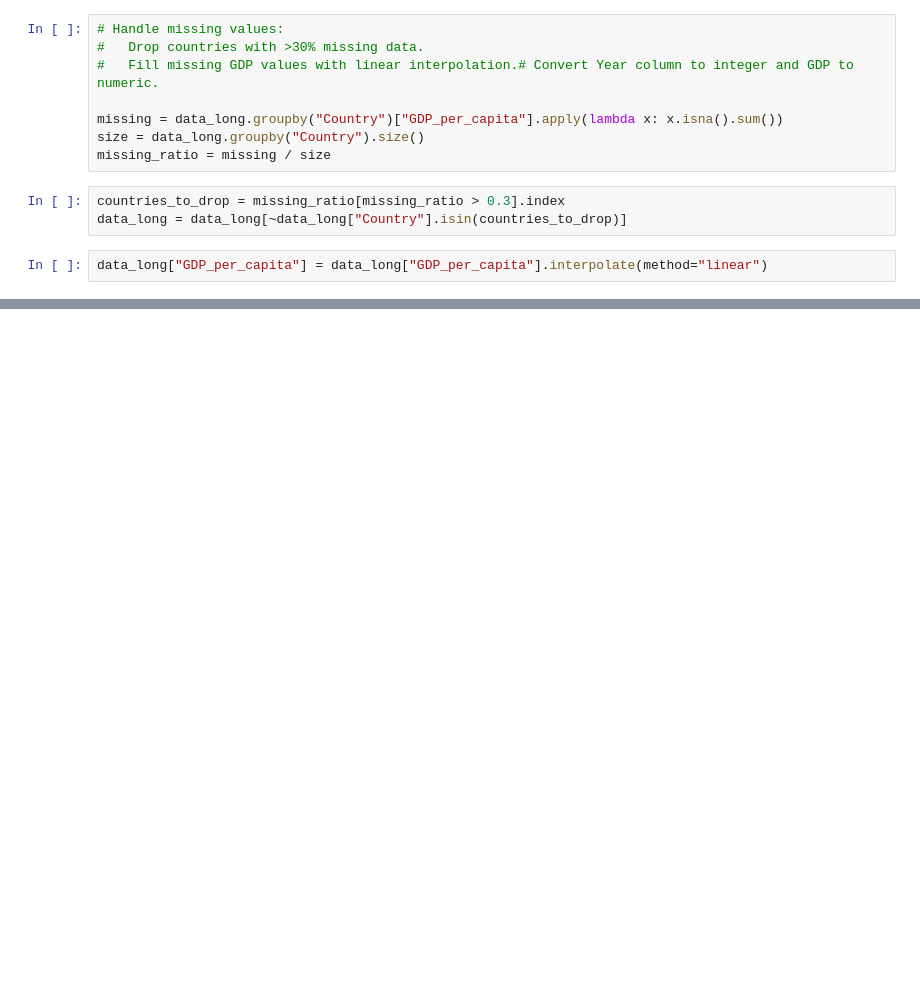
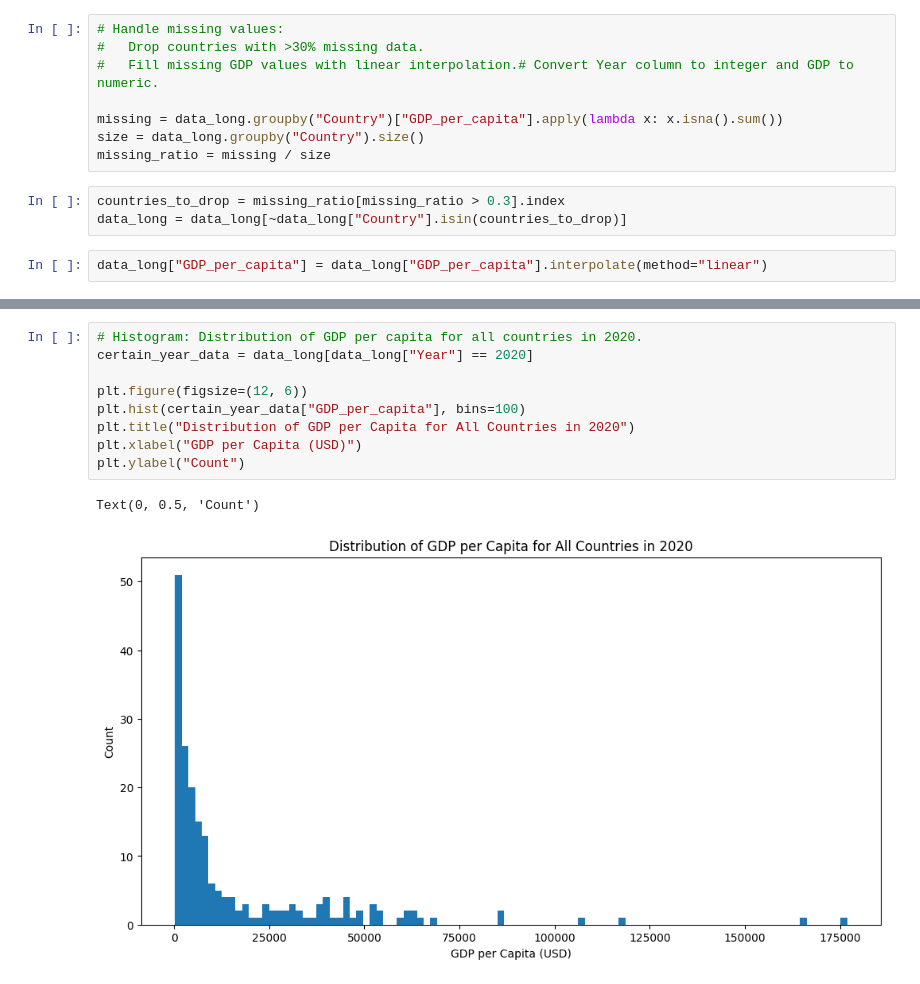
Before and after one commit to javamercy/GDP-analysis, a Jupyter notebook: sample.ipynb, the cells around one changed output, grey strips where cells are left out. Saved outputs shown, nothing was run; the diff lists cells and outputs as text; blank space fills up the shorter version.

```diff
--- a/sample.ipynb
+++ b/sample.ipynb
@@ -79,0 +257,12 @@ data_long["GDP_per_capita"] = data_long["GDP_per_capita"].interpolate(method="li
+# %%
+# Histogram: Distribution of GDP per capita for all countries in 2020.
+certain_year_data = data_long[data_long["Year"] == 2020]
+
+plt.figure(figsize=(12, 6))
+plt.hist(certain_year_data["GDP_per_capita"], bins=100)
+plt.title("Distribution of GDP per Capita for All Countries in 2020")
+plt.xlabel("GDP per Capita (USD)")
+plt.ylabel("Count")
+# %% [output]
+Text(0, 0.5, 'Count')
+[figure, added]
```
Also changed, not shown: parts of 26 cells of this notebook, 1 other file.
